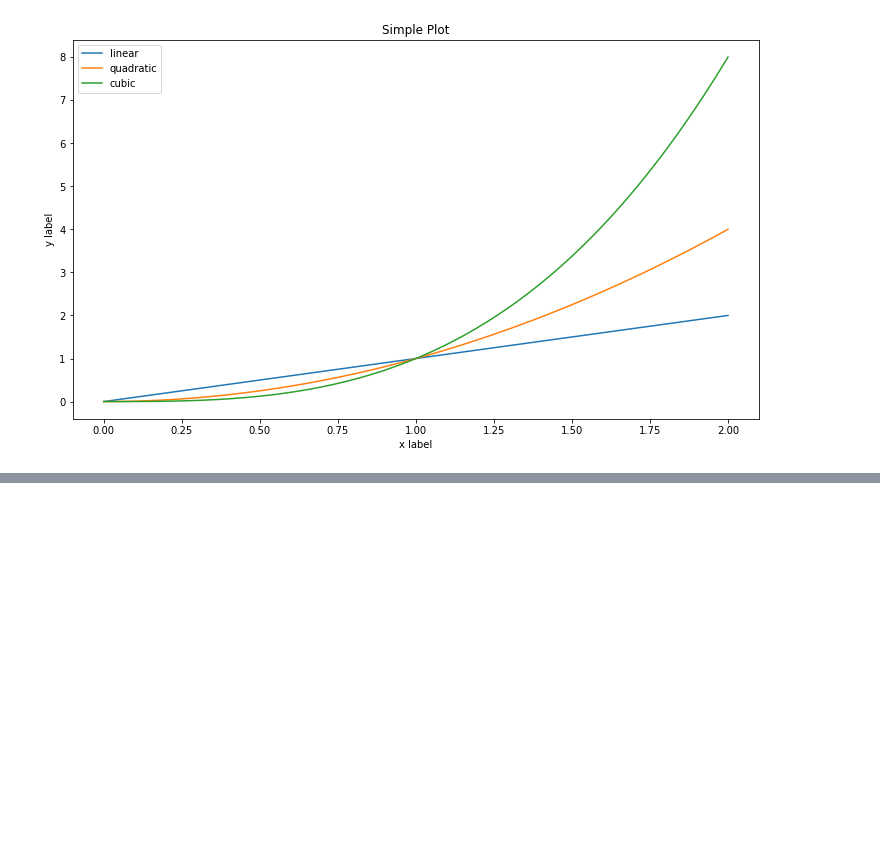
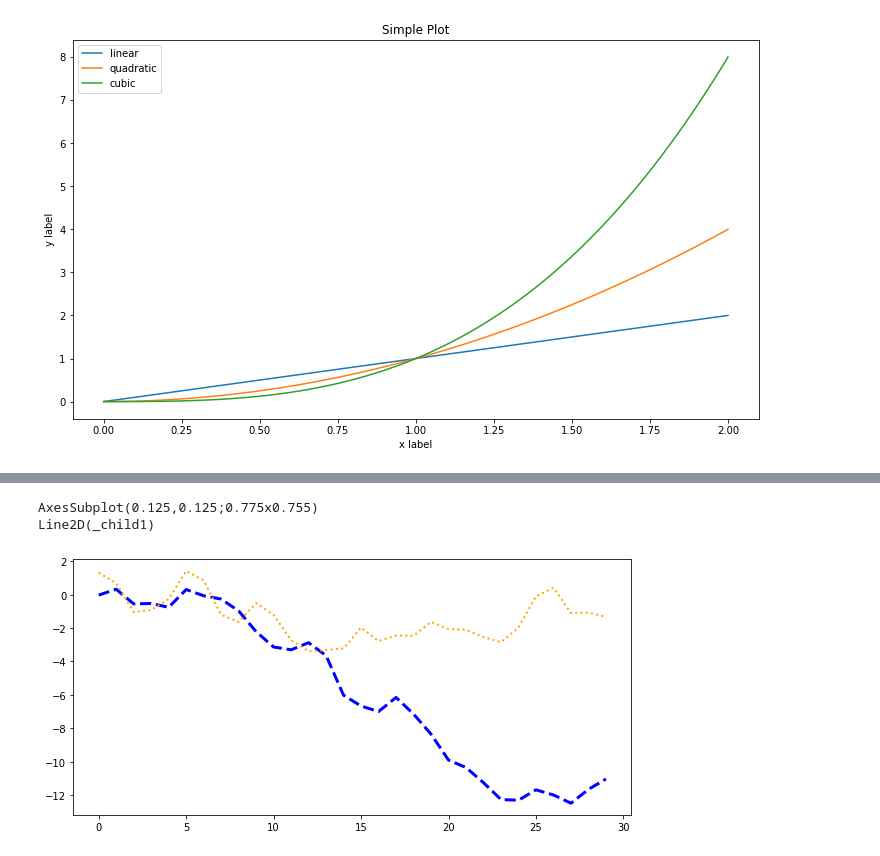
Before and after one commit to ColumbusK/Math, a Jupyter notebook: Numpy/matplot.ipynb, the cells around one changed output, grey strips where cells are left out. Saved outputs shown, nothing was run; the diff lists cells and outputs as text; code cells hidden in the pictures; blank space fills up the shorter version.

```diff
--- a/Numpy/matplot.ipynb
+++ b/Numpy/matplot.ipynb
@@ -69,0 +84,12 @@ ax.legend()  # Add a legend.
+# %%
+fig, ax = plt.subplots(figsize=(10, 4.7))
+x = np.arange(len(data1))
+ax.plot(x, np.cumsum(data1), color='blue', linewidth=3, linestyle='--')
+print(ax)
+l, = ax.plot(x, np.cumsum(data2), color='orange', linewidth=2)
+print(l)
+l.set_linestyle(':')
+# %% [output]
+AxesSubplot(0.125,0.125;0.775x0.755)
+Line2D(_child1)
+[figure, added]
```
Also changed, not shown: parts of 4 cells of this notebook, 2 other files.
